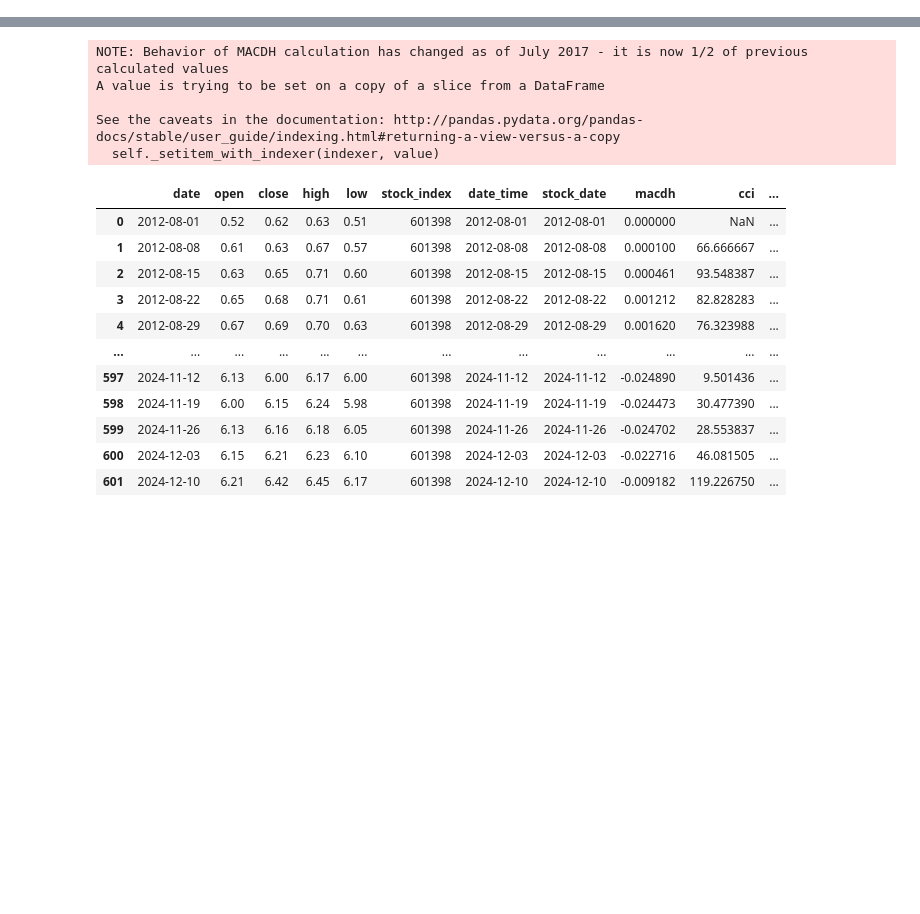
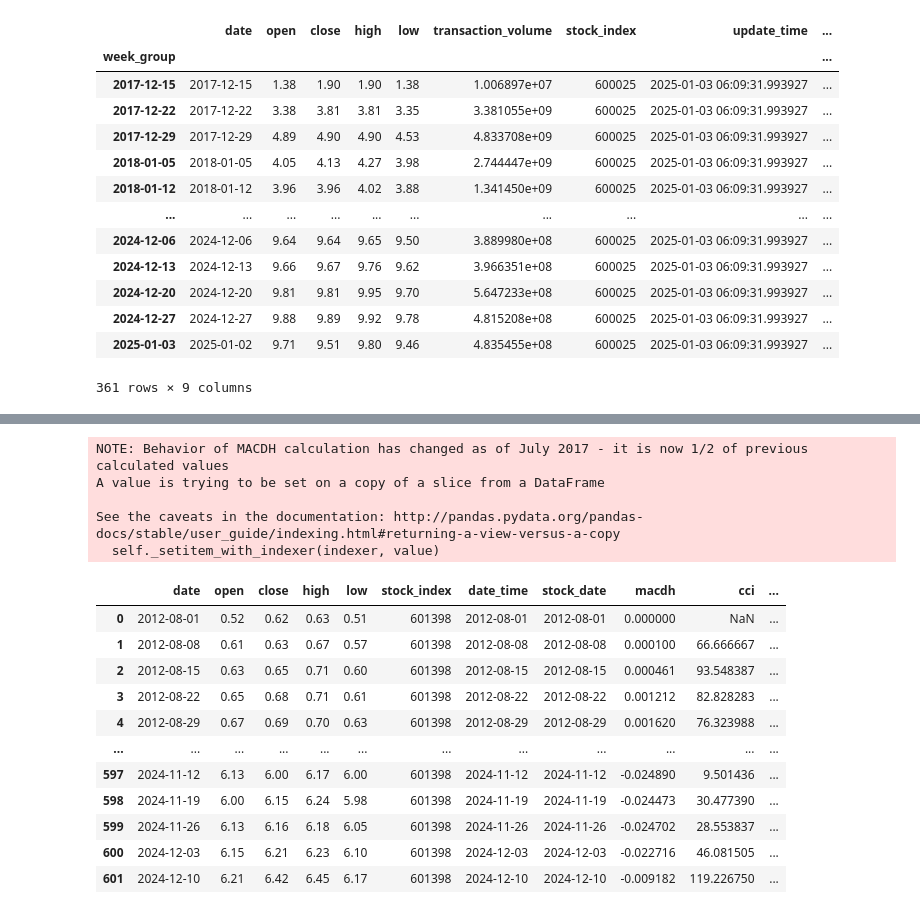
Before and after one commit to davidyuqiwei/stock_v2_dev, a Jupyter notebook: analysis/fuquan_data/macd_kdj_analysis/v1.ipynb, the cells around one changed output, grey strips where cells are left out. Drawn from its saved outputs; the diff is of its cells as text; code cells hidden in the pictures; blank space fills up the shorter version.

```diff
--- a/analysis/fuquan_data/macd_kdj_analysis/v1.ipynb
+++ b/analysis/fuquan_data/macd_kdj_analysis/v1.ipynb
@@ -32,0 +59,18 @@ def get_stock_indicator(stock_df_in, if_print=False):
+# %%
+df3 = df_raw.groupby("week_group").max()
+df3
+# %% [output]
+|  | date | open | close | high | low | transaction_volume | stock_index | update_time | ... |
+| week_group |  |  |  |  |  |  |  |  | ... |
+| 2017-12-15 | 2017-12-15 | 1.38 | 1.90 | 1.90 | 1.38 | 1.006897e+07 | 600025 | 2025-01-03 06:09:31.993927 | ... |
+| 2017-12-22 | 2017-12-22 | 3.38 | 3.81 | 3.81 | 3.35 | 3.381055e+09 | 600025 | 2025-01-03 06:09:31.993927 | ... |
+| 2017-12-29 | 2017-12-29 | 4.89 | 4.90 | 4.90 | 4.53 | 4.833708e+09 | 600025 | 2025-01-03 06:09:31.993927 | ... |
+| 2018-01-05 | 2018-01-05 | 4.05 | 4.13 | 4.27 | 3.98 | 2.744447e+09 | 600025 | 2025-01-03 06:09:31.993927 | ... |
+| 2018-01-12 | 2018-01-12 | 3.96 | 3.96 | 4.02 | 3.88 | 1.341450e+09 | 600025 | 2025-01-03 06:09:31.993927 | ... |
+| ... | ... | ... | ... | ... | ... | ... | ... | ... | ... |
+| 2024-12-06 | 2024-12-06 | 9.64 | 9.64 | 9.65 | 9.50 | 3.889980e+08 | 600025 | 2025-01-03 06:09:31.993927 | ... |
+| 2024-12-13 | 2024-12-13 | 9.66 | 9.67 | 9.76 | 9.62 | 3.966351e+08 | 600025 | 2025-01-03 06:09:31.993927 | ... |
+| 2024-12-20 | 2024-12-20 | 9.81 | 9.81 | 9.95 | 9.70 | 5.647233e+08 | 600025 | 2025-01-03 06:09:31.993927 | ... |
+| 2024-12-27 | 2024-12-27 | 9.88 | 9.89 | 9.92 | 9.78 | 4.815208e+08 | 600025 | 2025-01-03 06:09:31.993927 | ... |
+| 2025-01-03 | 2025-01-02 | 9.71 | 9.51 | 9.80 | 9.46 | 4.835455e+08 | 600025 | 2025-01-03 06:09:31.993927 | ... |
+361 rows × 9 columns
```
Also changed, not shown: parts of 9 cells of this notebook, 23 other files.
